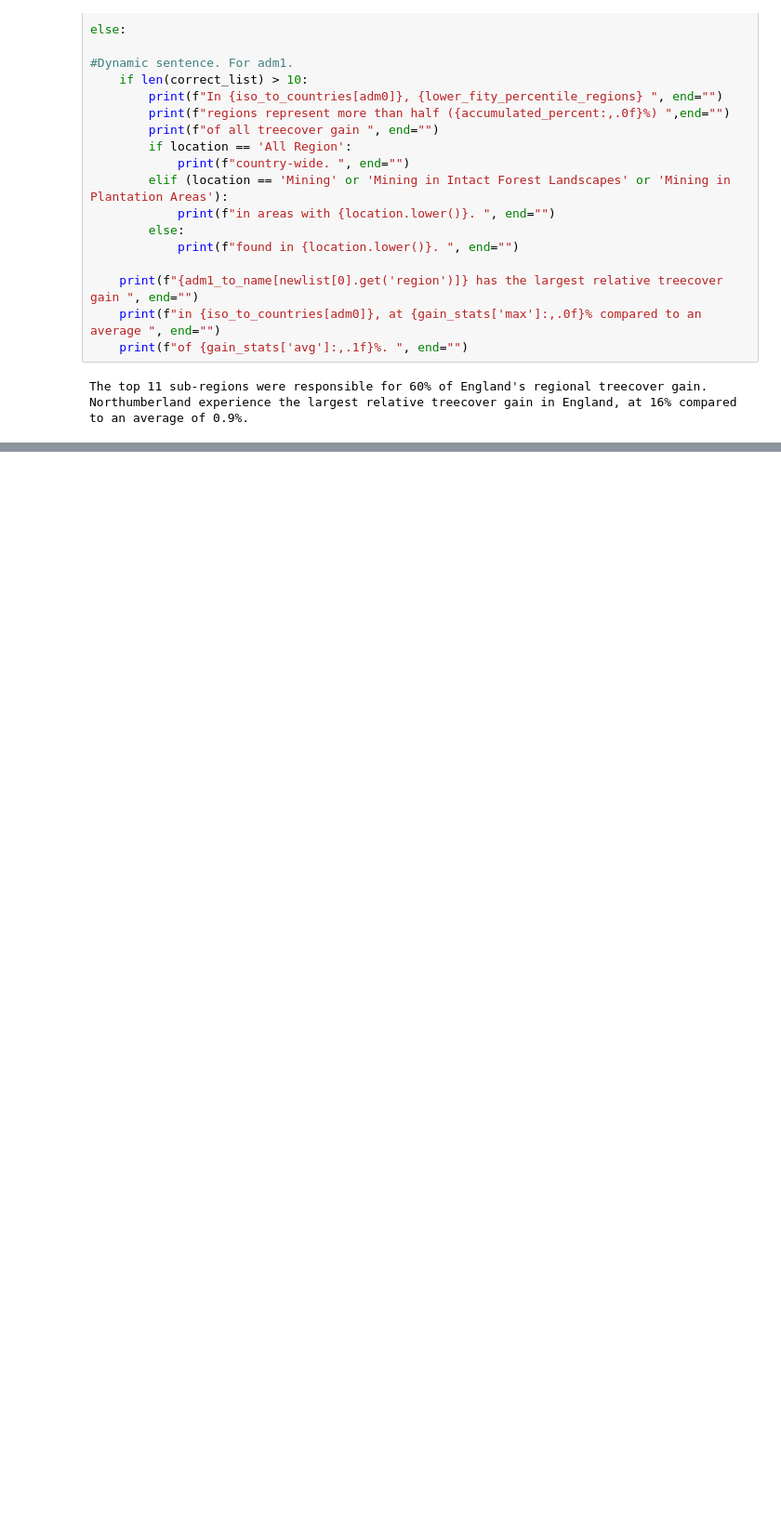
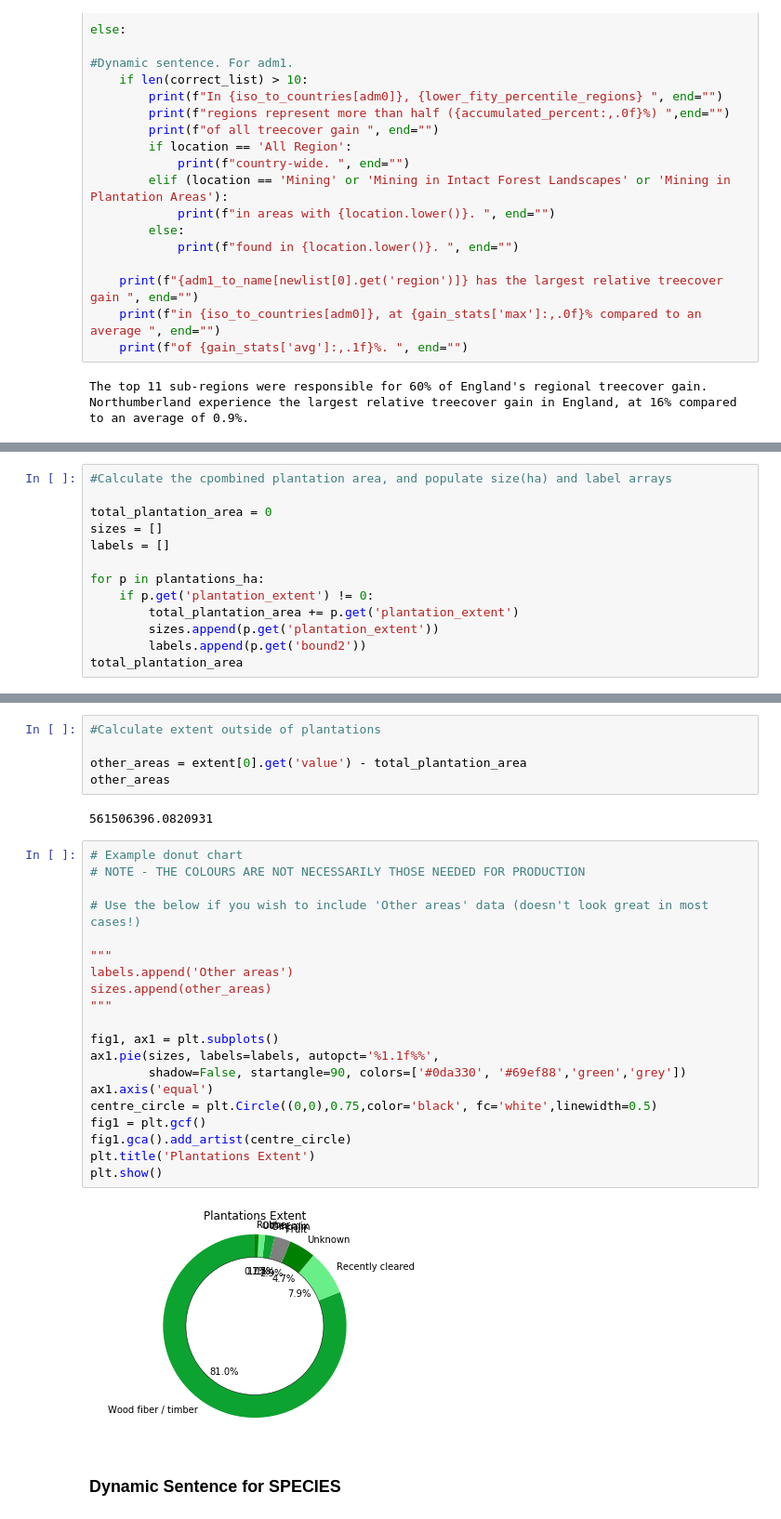
Before and after one commit to Vizzuality/data_sci_tutorials, a Jupyter notebook: work/Country_pages_examples.ipynb, the cells around one changed output, grey strips where cells are left out. Shown: that part at 93% size. Cells and saved outputs as stored; diff of their text form; blank space fills up the shorter version.

```diff
--- a/work/Country_pages_examples.ipynb
+++ b/work/Country_pages_examples.ipynb
@@ -2317,0 +2648,13 @@ The top 11 sub-regions were responsible for 60% of England's regional treecover
+# %%
+#Calculate the cpombined plantation area, and populate size(ha) and label arrays
+
+total_plantation_area = 0
+sizes = []
+labels = []
+
+for p in plantations_ha:
+    if p.get('plantation_extent') != 0:
+        total_plantation_area += p.get('plantation_extent')
+        sizes.append(p.get('plantation_extent'))
+        labels.append(p.get('bound2'))
+total_plantation_area
@@ -2317,0 +2679,32 @@ The top 11 sub-regions were responsible for 60% of England's regional treecover
+# %%
+#Calculate extent outside of plantations
+
+other_areas = extent[0].get('value') - total_plantation_area
+other_areas
+# %% [output]
+561506396.0820931
+# %%
+# Example donut chart
+# NOTE - THE COLOURS ARE NOT NECESSARILY THOSE NEEDED FOR PRODUCTION
+
+# Use the below if you wish to include 'Other areas' data (doesn't look great in most cases!)
+
+"""
+labels.append('Other areas')
+sizes.append(other_areas)
+"""
+
+fig1, ax1 = plt.subplots()
+ax1.pie(sizes, labels=labels, autopct='%1.1f%%',
+        shadow=False, startangle=90, colors=['#0da330', '#69ef88','green','grey'])
+ax1.axis('equal')
+centre_circle = plt.Circle((0,0),0.75,color='black', fc='white',linewidth=0.5)
+fig1 = plt.gcf()
+fig1.gca().add_artist(centre_circle)
+plt.title('Plantations Extent')
+plt.show()
+# %% [output]
+[figure, added]
+# %% [markdown]
+<a id='s18'></a>
+### Dynamic Sentence for SPECIES
```
Also changed, not shown: parts of 29 cells of this notebook.
